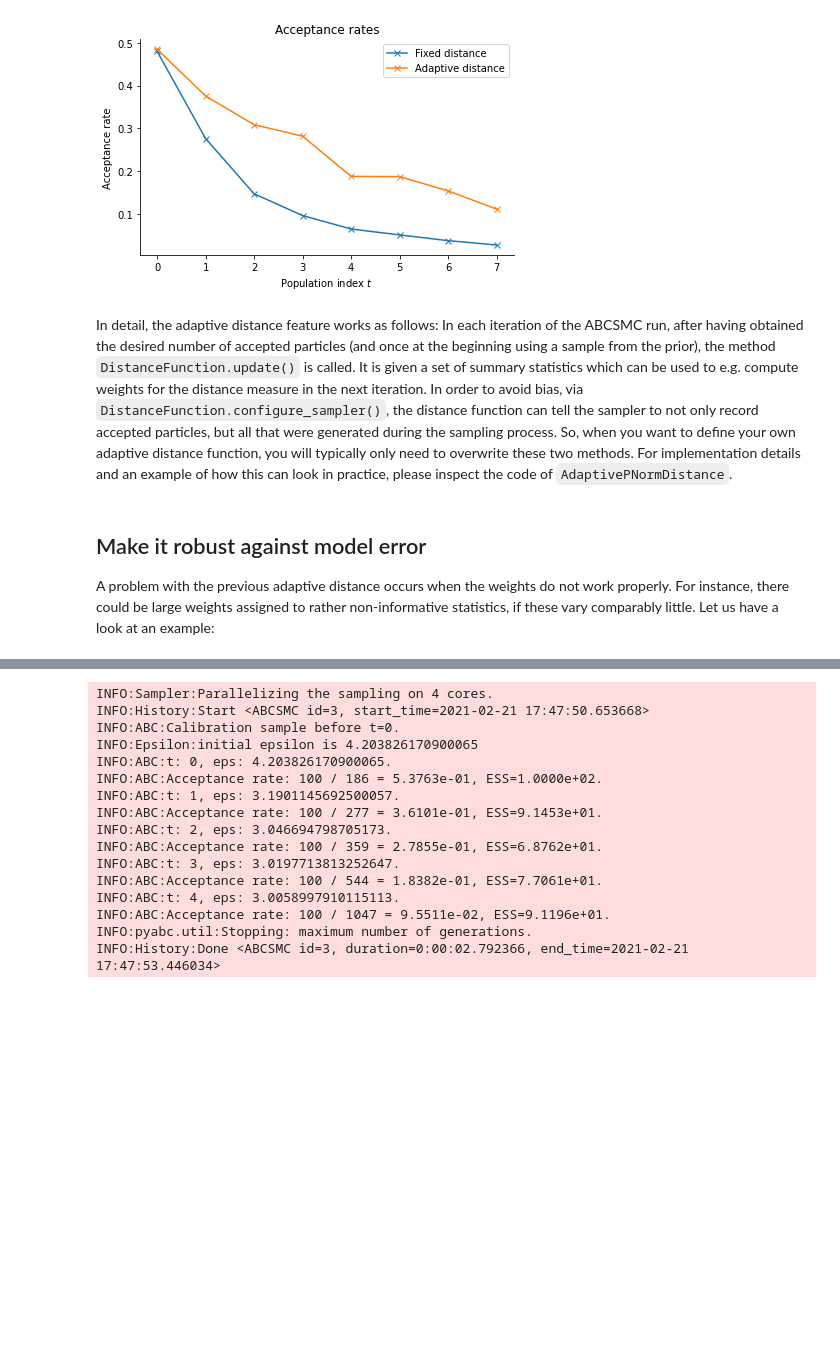
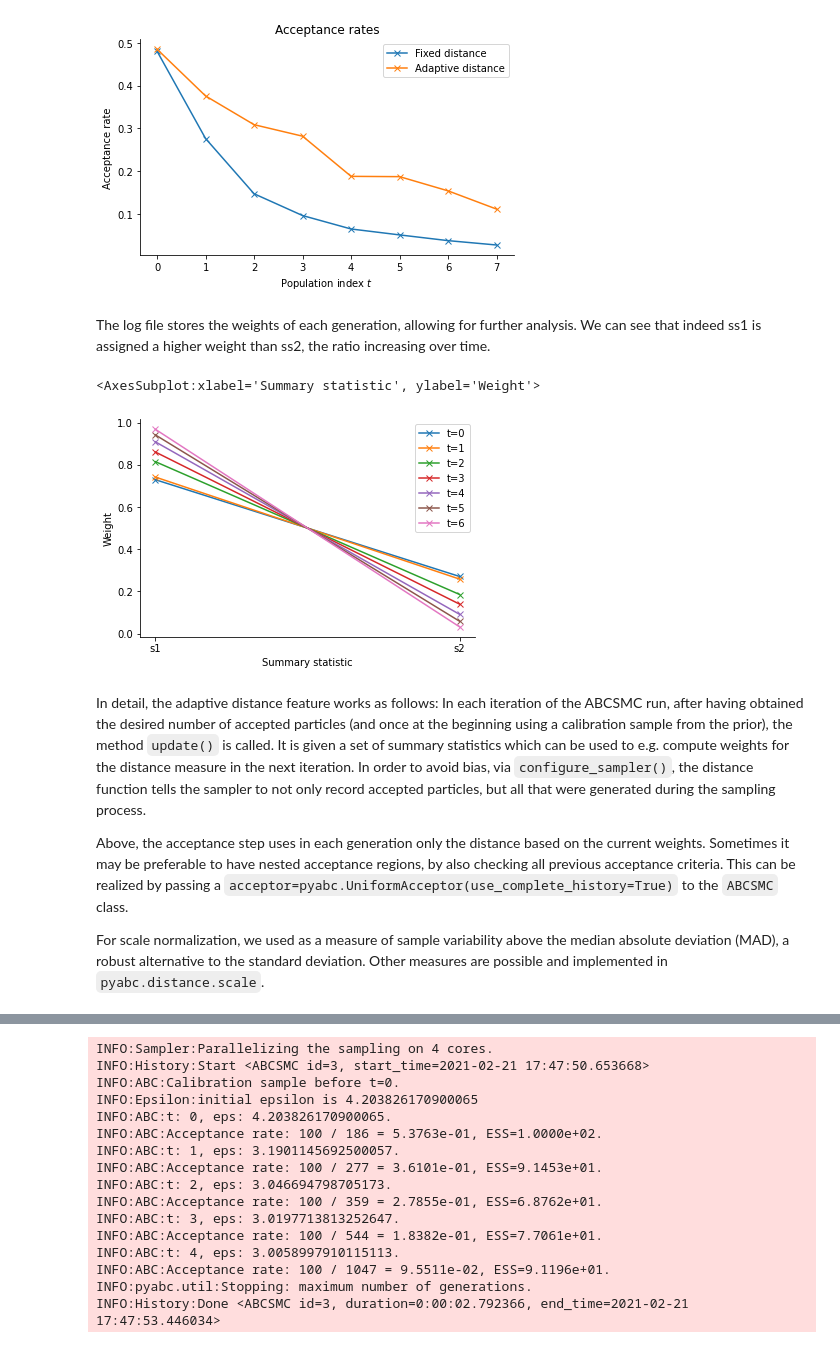
Before and after one commit to ICB-DCM/pyABC, a Jupyter notebook: doc/examples/adaptive_distances.ipynb, the cells around one changed output, grey strips where cells are left out. Drawn from its saved outputs; the diff is of its cells as text; code cells hidden in the pictures; blank space fills up the shorter version.

```diff
--- a/doc/examples/adaptive_distances.ipynb
+++ b/doc/examples/adaptive_distances.ipynb
@@ -134,10 +159,23 @@ pyabc.visualization.plot_acceptance_rates_trajectory(histories, labels)
 # %% [output]
 <AxesSubplot:title={'center':'Acceptance rates'}, xlabel='Population index $t$', ylabel='Acceptance rate'>
 [figure]
+# %% [markdown]
+The log file stores the weights of each generation, allowing for further analysis. We can see that indeed ss1 is assigned a higher weight than ss2, the ratio increasing over time.
+# %%
+ts = list(range(h_ada.max_t + 1))
+labels = [f"t={t}" for t in ts]
+
+pyabc.visualization.plot_distance_weights(
+    log_files=scale_log_file,
+    ts=ts,
+    labels=labels,
+)
+# %% [output]
+<AxesSubplot:xlabel='Summary statistic', ylabel='Weight'>
+[figure, added]
 # %% [markdown]
-In detail, the adaptive distance feature works as follows: In each iteration of the ABCSMC run, after having obtained the desired number of accepted particles (and once at the beginning using a sample from the prior), the method ``DistanceFunction.update()`` is called. It is given a set of summary statistics which can be used to e.g. compute weights for the distance measure in the next iteration. In order to avoid bias, via ``DistanceFunction.configure_sampler()``, the distance function can tell the sampler to not only record accepted particles, but all that were generated during the sampling process.
-So, when you want to define your own adaptive distance function, you will typically only need to overwrite these two methods. For implementation details and an example of how this can look in practice, please inspect the code of ``AdaptivePNormDistance``.
+In detail, the adaptive distance feature works as follows: In each iteration of the ABCSMC run, after having obtained the desired number of accepted particles (and once at the beginning using a calibration sample from the prior), the method `update()` is called. It is given a set of summary statistics which can be used to e.g. compute weights for the distance measure in the next iteration. In order to avoid bias, via `configure_sampler()`, the distance function tells the sampler to not only record accepted particles, but all that were generated during the sampling process.
+
+Above, the acceptance step uses in each generation only the distance based on the current weights. Sometimes it may be preferable to have nested acceptance regions, by also checking all previous acceptance criteria. This can be realized by passing a `acceptor=pyabc.UniformAcceptor(use_complete_history=True)` to the `ABCSMC` class.
+
+For scale normalization, we used as a measure of sample variability above the median absolute deviation (MAD), a robust alternative to the standard deviation. Other measures are possible and implemented in `pyabc.distance.scale`.
-# %% [markdown]
-## Make it robust against model error
-
-A problem with the previous adaptive distance occurs when the weights do not work properly. For instance, there could be large weights assigned to rather non-informative statistics, if these vary comparably little. Let us have a look at an example:
```
Also changed, not shown: parts of 41 cells of this notebook, 4 other files.
